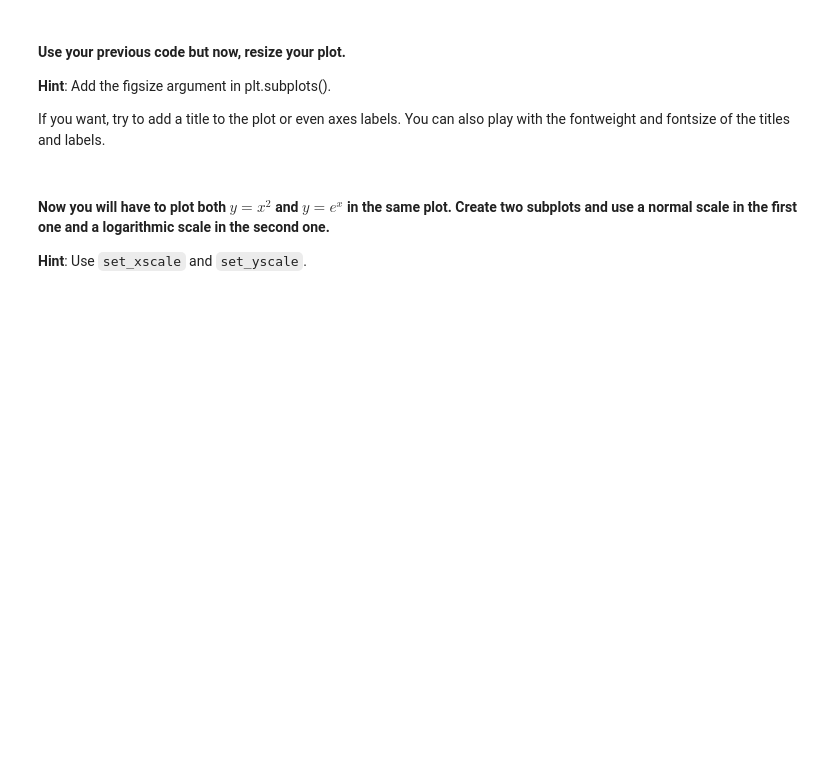
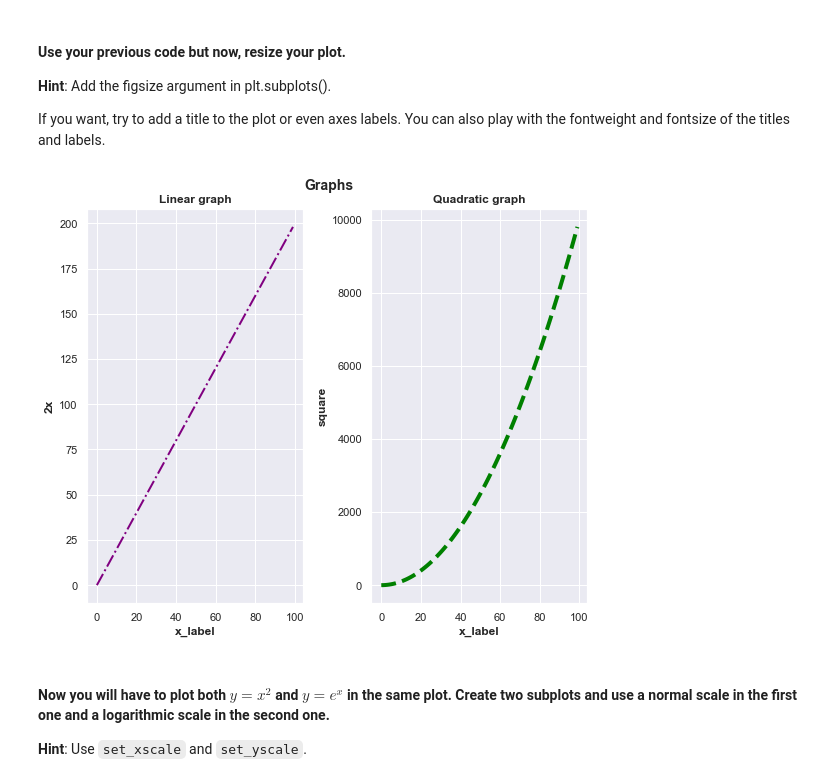
Before and after one commit to srosamont/806_Repo, a Jupyter notebook: Labs/module_2/Matplotlib-Seaborn/your-code/main.ipynb, the cells around one changed output. Cells and saved outputs as stored; diff of their text form; code cells hidden in the pictures; blank space fills up the shorter version.

```diff
--- a/Labs/module_2/Matplotlib-Seaborn/your-code/main.ipynb
+++ b/Labs/module_2/Matplotlib-Seaborn/your-code/main.ipynb
@@ -68,3 +66,18 @@ If you want, try to add a title to the plot or even axes labels. You can also pl
+# %%
+fig, (ax1,ax2) = plt.subplots(nrows=1, ncols=2,figsize=(8.4, 6.8)) # fig size is in inch
+fig. tight_layout(pad=3.0) # handle space between graphs
+fig.suptitle('Graphs', fontsize=14, fontweight='bold')
+ax1.plot(x, y,color='Purple',linewidth=2,linestyle='dashdot')
+ax2.plot(x, z,color='green',linestyle='dashed',linewidth=4)
+ax1.set_xlabel('x_label')
+ax1.set_ylabel('2x')
+ax2.set_xlabel('x_label')
+ax2.set_ylabel('square')
+ax1.set_title('Linear graph')
+ax2.set_title('Quadratic graph')
+plt.rc("axes", labelweight= 'bold') # change axes labels to bold fontweight
+# %% [output]
+[figure, added]
 # %% [markdown]
 #### Now you will have to plot both $y=x^2$ and $y=e^x$ in the same plot. Create two subplots and use a normal scale in the first one and a logarithmic scale in the second one.
 **Hint**: Use `set_xscale` and `set_yscale`.
```
Also changed, not shown: parts of 27 cells of this notebook.
